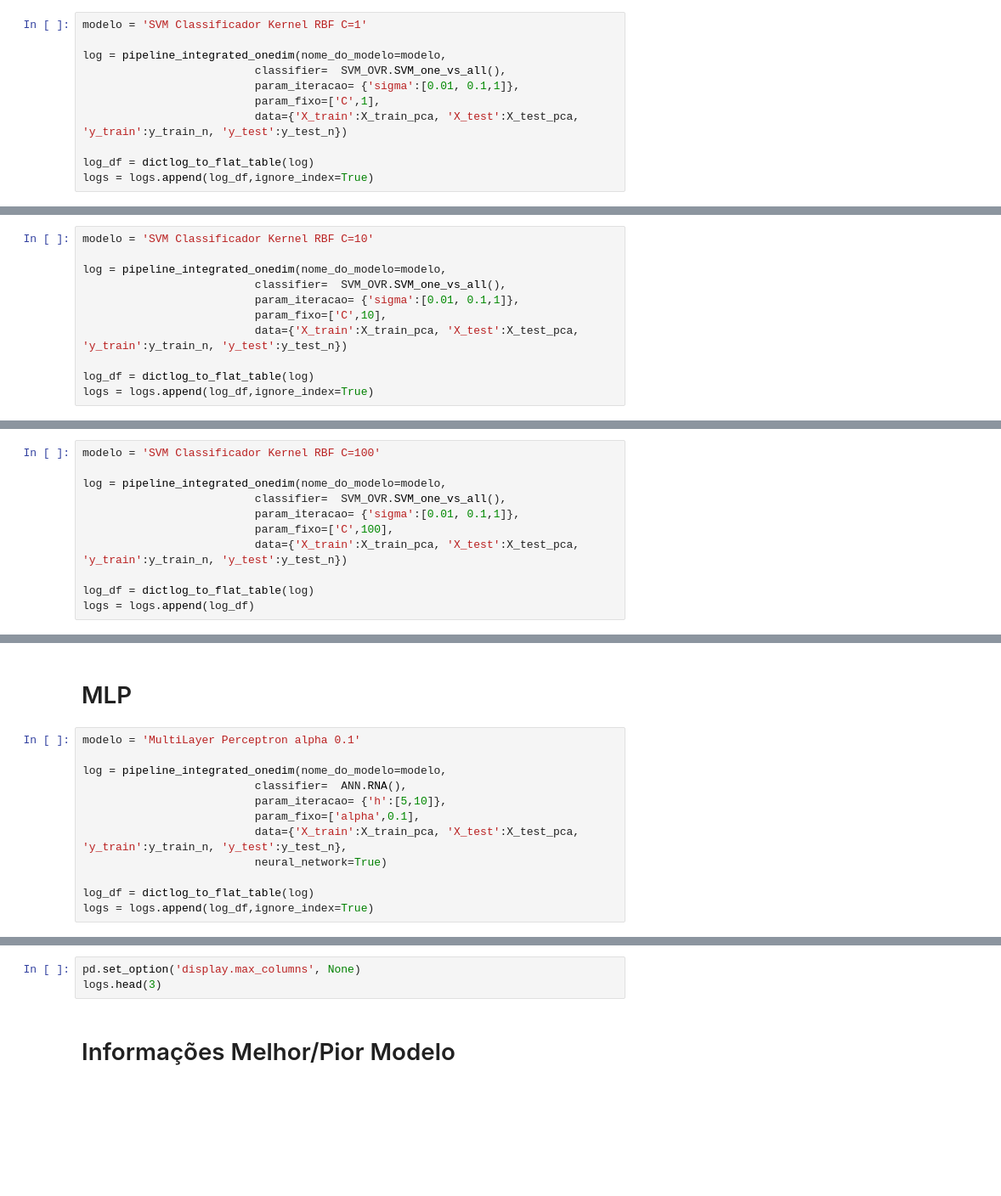
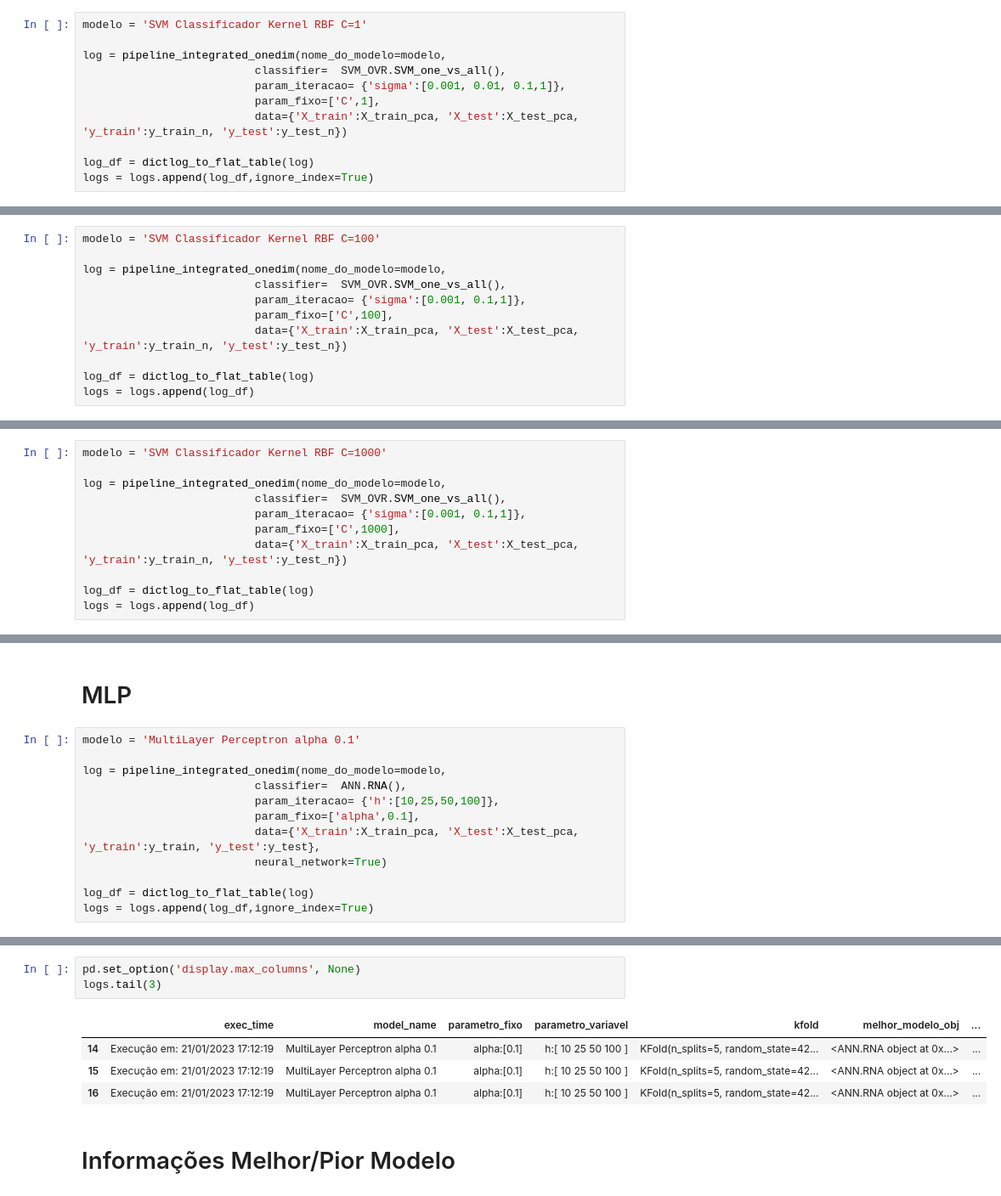
Before and after one commit to FabioMMaia/face_recognition_4models, a Jupyter notebook: Modeling_HOG_Pipeline.ipynb, the cells around one changed output, grey strips where cells are left out. Shown at 85% size. Saved outputs shown, nothing was run; the diff lists cells and outputs as text; blank space fills up the shorter version.

```diff
--- a/Modeling_HOG_Pipeline.ipynb
+++ b/Modeling_HOG_Pipeline.ipynb
@@ -314,7 +371,7 @@ modelo = 'SVM Classificador Kernel RBF C=1'
 
 log = pipeline_integrated_onedim(nome_do_modelo=modelo,
                           classifier=  SVM_OVR.SVM_one_vs_all(),
-                          param_iteracao= {'sigma':[0.01, 0.1,1]},
+                          param_iteracao= {'sigma':[0.001, 0.01, 0.1,1]},
                           param_fixo=['C',1],
                           data={'X_train':X_train_pca, 'X_test':X_test_pca, 'y_train':y_train_n, 'y_test':y_test_n})
 
@@ -323,11 +424,11 @@ logs = logs.append(log_df,ignore_index=True)
 # %%
-modelo = 'SVM Classificador Kernel RBF C=10'
+modelo = 'SVM Classificador Kernel RBF C=100'
 
 log = pipeline_integrated_onedim(nome_do_modelo=modelo,
                           classifier=  SVM_OVR.SVM_one_vs_all(),
-                          param_iteracao= {'sigma':[0.01, 0.1,1]},
-                          param_fixo=['C',10],
+                          param_iteracao= {'sigma':[0.001, 0.1,1]},
+                          param_fixo=['C',100],
                           data={'X_train':X_train_pca, 'X_test':X_test_pca, 'y_train':y_train_n, 'y_test':y_test_n})
 
 log_df = dictlog_to_flat_table(log)
-logs = logs.append(log_df,ignore_index=True)
+logs = logs.append(log_df)
@@ -334,10 +479,10 @@ logs = logs.append(log_df,ignore_index=True)
 # %%
-modelo = 'SVM Classificador Kernel RBF C=100'
+modelo = 'SVM Classificador Kernel RBF C=1000'
 
 log = pipeline_integrated_onedim(nome_do_modelo=modelo,
                           classifier=  SVM_OVR.SVM_one_vs_all(),
-                          param_iteracao= {'sigma':[0.01, 0.1,1]},
-                          param_fixo=['C',100],
+                          param_iteracao= {'sigma':[0.001, 0.1,1]},
+                          param_fixo=['C',1000],
                           data={'X_train':X_train_pca, 'X_test':X_test_pca, 'y_train':y_train_n, 'y_test':y_test_n})
 
 log_df = dictlog_to_flat_table(log)
@@ -349,9 +538,9 @@ modelo = 'MultiLayer Perceptron alpha 0.1'
 
 log = pipeline_integrated_onedim(nome_do_modelo=modelo,
                           classifier=  ANN.RNA(),
-                          param_iteracao= {'h':[5,10]},
+                          param_iteracao= {'h':[10,25,50,100]},
                           param_fixo=['alpha',0.1],
-                          data={'X_train':X_train_pca, 'X_test':X_test_pca, 'y_train':y_train_n, 'y_test':y_test_n},
+                          data={'X_train':X_train_pca, 'X_test':X_test_pca, 'y_train':y_train, 'y_test':y_test},
                           neural_network=True)
 
 log_df = dictlog_to_flat_table(log)
@@ -359,6 +566,11 @@ logs = logs.append(log_df,ignore_index=True)
 # %%
 pd.set_option('display.max_columns', None)
-logs.head(3)
+logs.tail(3)
+# %% [output]
+|  | exec_time | model_name | parametro_fixo | parametro_variavel | kfold | melhor_modelo_obj | ... |
+| 14 | Execução em: 21/01/2023 17:12:19 | MultiLayer Perceptron alpha 0.1 | alpha:[0.1] | h:[ 10 25 50 100 ] | KFold(n_splits=5, random_state=42... | <ANN.RNA object at 0x...> | ... |
+| 15 | Execução em: 21/01/2023 17:12:19 | MultiLayer Perceptron alpha 0.1 | alpha:[0.1] | h:[ 10 25 50 100 ] | KFold(n_splits=5, random_state=42... | <ANN.RNA object at 0x...> | ... |
+| 16 | Execução em: 21/01/2023 17:12:19 | MultiLayer Perceptron alpha 0.1 | alpha:[0.1] | h:[ 10 25 50 100 ] | KFold(n_splits=5, random_state=42... | <ANN.RNA object at 0x...> | ... |
 # %% [markdown]
 # Informações Melhor/Pior Modelo
 # %%
```
Also changed, not shown: parts of 19 cells of this notebook.
